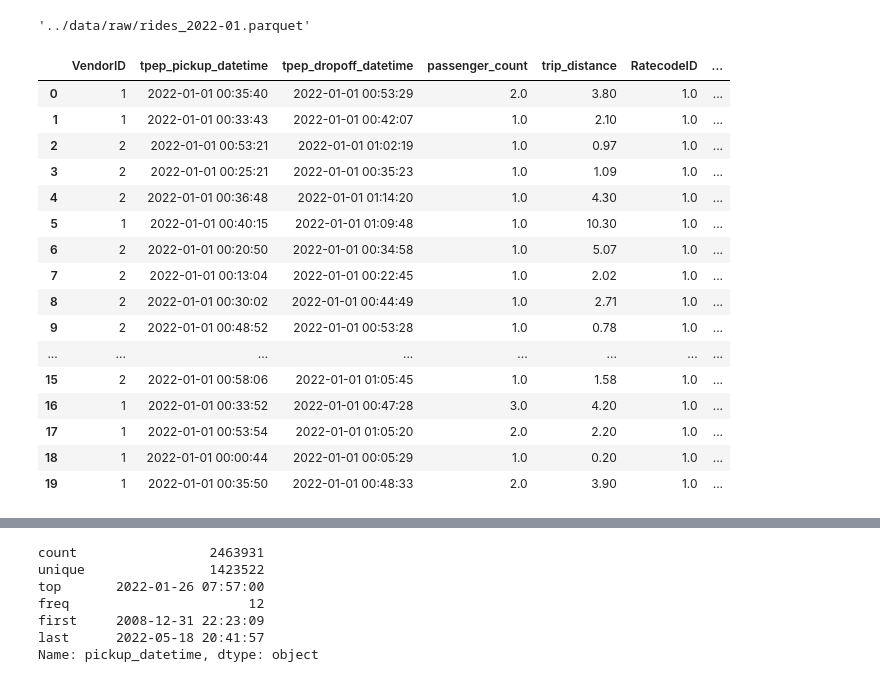
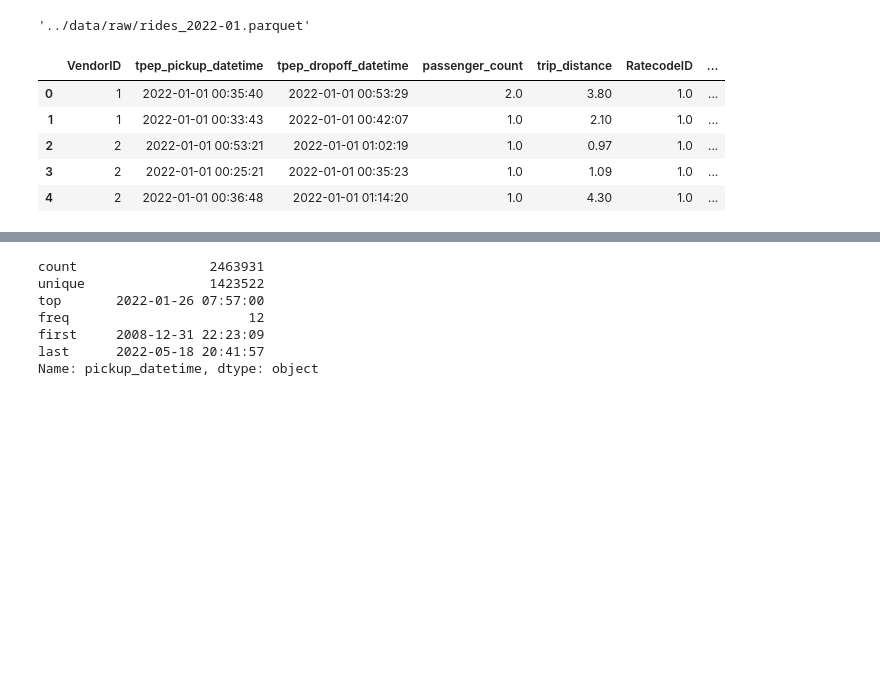
Before and after one commit to VictorLoureiro/taxi_demand_predictor_e2e_ml_service, a Jupyter notebook: notebooks/01_load_and_validate_raw_data.ipynb, the cells around one changed output, grey strips where cells are left out. Saved outputs shown, nothing was run; the diff lists cells and outputs as text; code cells hidden in the pictures; blank space fills up the shorter version.

```diff
--- a/notebooks/01_load_and_validate_raw_data.ipynb
+++ b/notebooks/01_load_and_validate_raw_data.ipynb
@@ -20,26 +20,15 @@ download_one_file_of_raw_data(year=2022,month=1)
 # %%
 import pandas as pd
 
 rides = pd.read_parquet('../data/raw/rides_2022-01.parquet')
-rides.head(20)
+rides.head(5)
 # %% [output]
 |  | VendorID | tpep_pickup_datetime | tpep_dropoff_datetime | passenger_count | trip_distance | RatecodeID | ... |
 | 0 | 1 | 2022-01-01 00:35:40 | 2022-01-01 00:53:29 | 2.0 | 3.80 | 1.0 | ... |
 | 1 | 1 | 2022-01-01 00:33:43 | 2022-01-01 00:42:07 | 1.0 | 2.10 | 1.0 | ... |
 | 2 | 2 | 2022-01-01 00:53:21 | 2022-01-01 01:02:19 | 1.0 | 0.97 | 1.0 | ... |
 | 3 | 2 | 2022-01-01 00:25:21 | 2022-01-01 00:35:23 | 1.0 | 1.09 | 1.0 | ... |
 | 4 | 2 | 2022-01-01 00:36:48 | 2022-01-01 01:14:20 | 1.0 | 4.30 | 1.0 | ... |
-| 5 | 1 | 2022-01-01 00:40:15 | 2022-01-01 01:09:48 | 1.0 | 10.30 | 1.0 | ... |
-| 6 | 2 | 2022-01-01 00:20:50 | 2022-01-01 00:34:58 | 1.0 | 5.07 | 1.0 | ... |
-| 7 | 2 | 2022-01-01 00:13:04 | 2022-01-01 00:22:45 | 1.0 | 2.02 | 1.0 | ... |
-| 8 | 2 | 2022-01-01 00:30:02 | 2022-01-01 00:44:49 | 1.0 | 2.71 | 1.0 | ... |
-| 9 | 2 | 2022-01-01 00:48:52 | 2022-01-01 00:53:28 | 1.0 | 0.78 | 1.0 | ... |
-| ... | ... | ... | ... | ... | ... | ... | ... |
-| 15 | 2 | 2022-01-01 00:58:06 | 2022-01-01 01:05:45 | 1.0 | 1.58 | 1.0 | ... |
-| 16 | 1 | 2022-01-01 00:33:52 | 2022-01-01 00:47:28 | 3.0 | 4.20 | 1.0 | ... |
-| 17 | 1 | 2022-01-01 00:53:54 | 2022-01-01 01:05:20 | 2.0 | 2.20 | 1.0 | ... |
-| 18 | 1 | 2022-01-01 00:00:44 | 2022-01-01 00:05:29 | 1.0 | 0.20 | 1.0 | ... |
-| 19 | 1 | 2022-01-01 00:35:50 | 2022-01-01 00:48:33 | 2.0 | 3.90 | 1.0 | ... |
 # %%
 rides = rides[['tpep_pickup_datetime', 'PULocationID']]
 rides.rename(columns={
```
Also changed, not shown: parts of 2 cells of this notebook, 15 other files.
